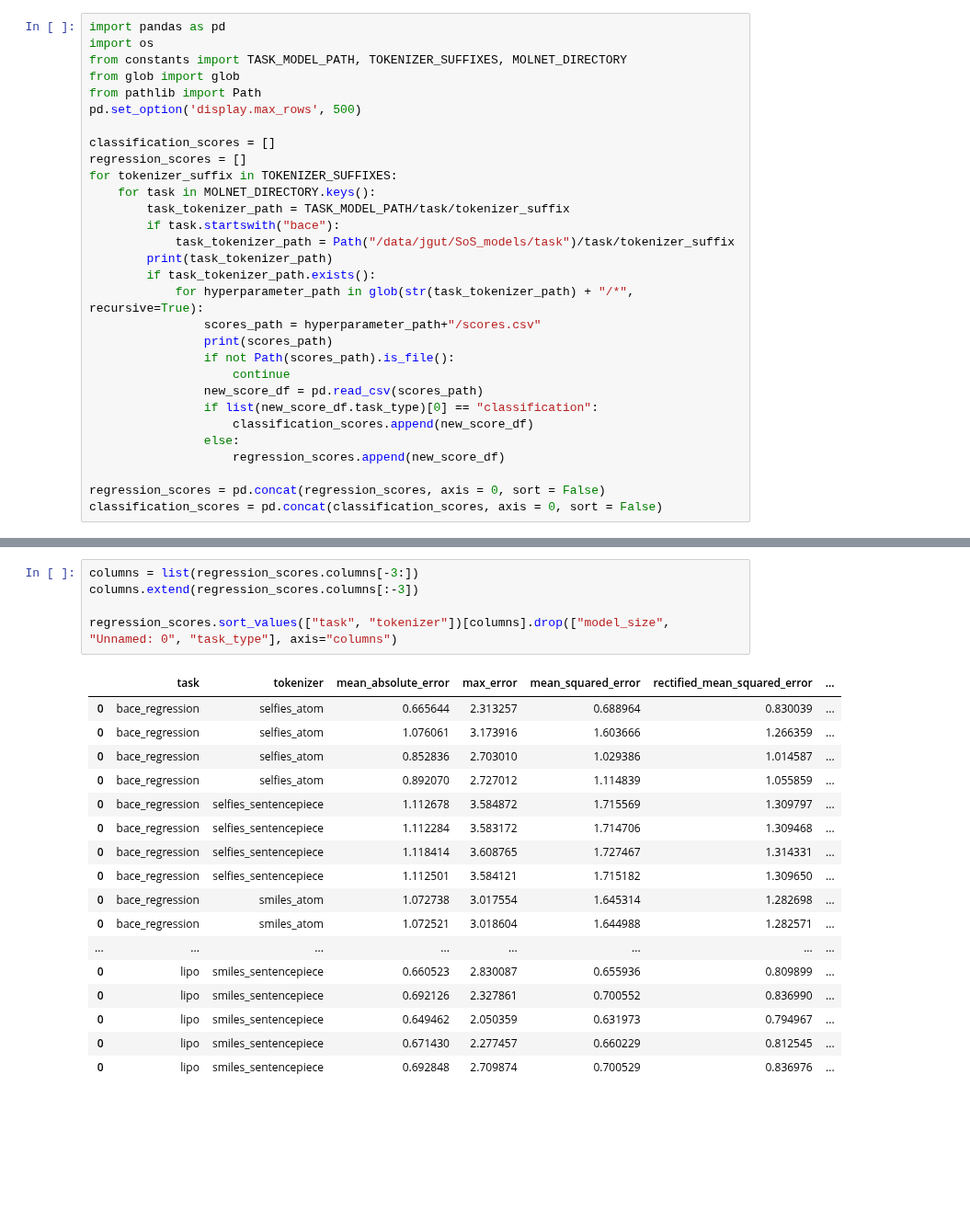
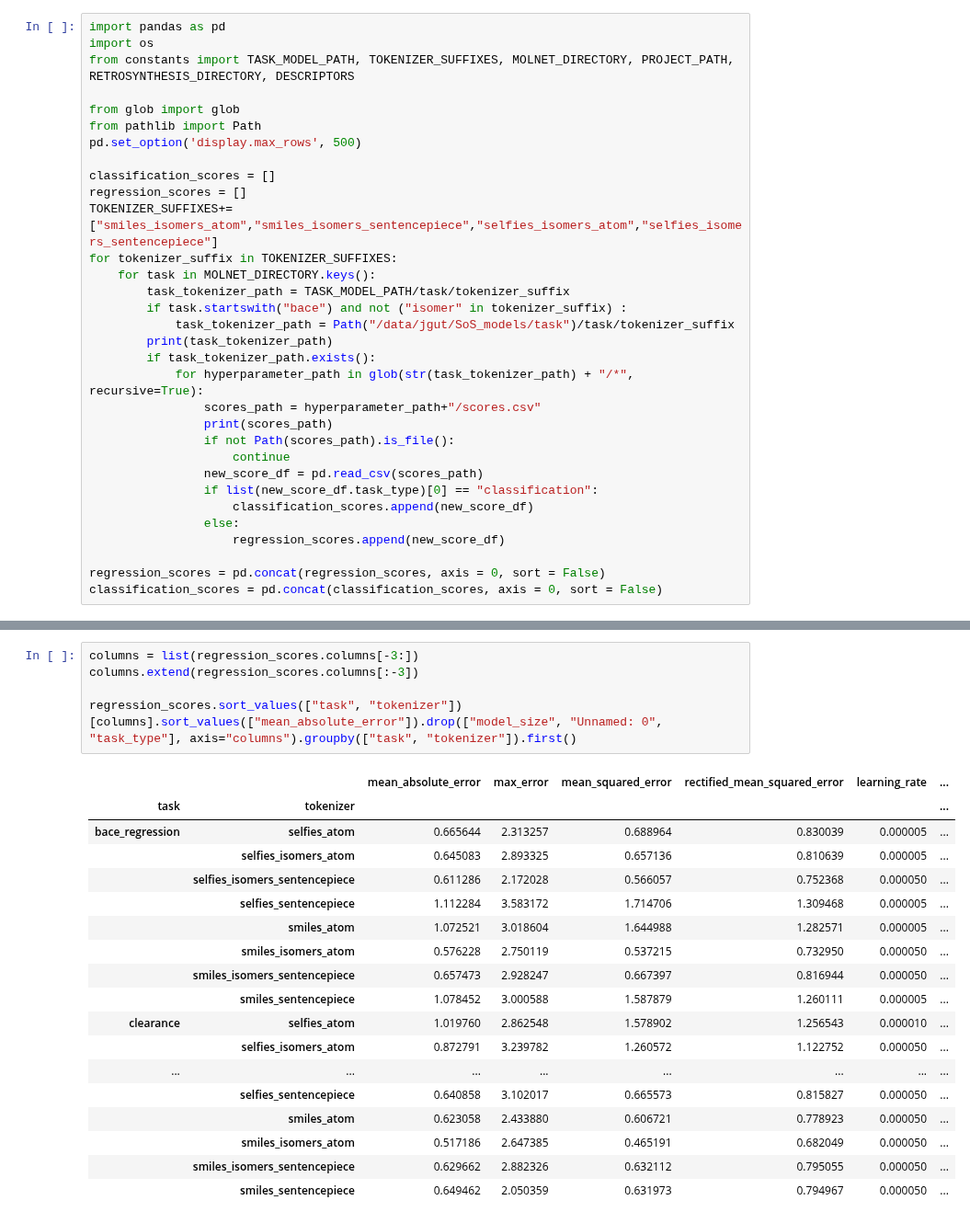
Before and after one commit to ibmm-unibe-ch/SMILES_or_SELFIES, a Jupyter notebook: Scoring_report_hyperparameters.ipynb, the cells around one changed output, grey strips where cells are left out. Shown at 92% size. Drawn from its saved outputs; the diff is of its cells as text; blank space fills up the shorter version.

```diff
--- a/Scoring_report_hyperparameters.ipynb
+++ b/Scoring_report_hyperparameters.ipynb
@@ -1,17 +1,19 @@
 # %%
 import pandas as pd
 import os
-from constants import TASK_MODEL_PATH, TOKENIZER_SUFFIXES, MOLNET_DIRECTORY
+from constants import TASK_MODEL_PATH, TOKENIZER_SUFFIXES, MOLNET_DIRECTORY, PROJECT_PATH, RETROSYNTHESIS_DIRECTORY, DESCRIPTORS
+
 from glob import glob
 from pathlib import Path
 pd.set_option('display.max_rows', 500)
 
 classification_scores = []
 regression_scores = []
+TOKENIZER_SUFFIXES+=["smiles_isomers_atom","smiles_isomers_sentencepiece","selfies_isomers_atom","selfies_isomers_sentencepiece"]
 for tokenizer_suffix in TOKENIZER_SUFFIXES:
     for task in MOLNET_DIRECTORY.keys():
         task_tokenizer_path = TASK_MODEL_PATH/task/tokenizer_suffix
-        if task.startswith("bace"):
+        if task.startswith("bace") and not ("isomer" in tokenizer_suffix) :
             task_tokenizer_path = Path("/data/jgut/SoS_models/task")/task/tokenizer_suffix
         print(task_tokenizer_path)
         if task_tokenizer_path.exists():
@@ -54,26 +56,27 @@ Skipped loading some Jax models, missing a dependency. No module named 'jax'
 # %%
 columns = list(regression_scores.columns[-3:])
 columns.extend(regression_scores.columns[:-3])
 
-regression_scores.sort_values(["task", "tokenizer"])[columns].drop(["model_size", "Unnamed: 0", "task_type"], axis="columns")
+regression_scores.sort_values(["task", "tokenizer"])[columns].sort_values(["mean_absolute_error"]).drop(["model_size", "Unnamed: 0", "task_type"], axis="columns").groupby(["task", "tokenizer"]).first()
 # %% [output]
-|  | task | tokenizer | mean_absolute_error | max_error | mean_squared_error | rectified_mean_squared_error | ... |
-| 0 | bace_regression | selfies_atom | 0.665644 | 2.313257 | 0.688964 | 0.830039 | ... |
-| 0 | bace_regression | selfies_atom | 1.076061 | 3.173916 | 1.603666 | 1.266359 | ... |
-| 0 | bace_regression | selfies_atom | 0.852836 | 2.703010 | 1.029386 | 1.014587 | ... |
-| 0 | bace_regression | selfies_atom | 0.892070 | 2.727012 | 1.114839 | 1.055859 | ... |
-| 0 | bace_regression | selfies_sentencepiece | 1.112678 | 3.584872 | 1.715569 | 1.309797 | ... |
-| 0 | bace_regression | selfies_sentencepiece | 1.112284 | 3.583172 | 1.714706 | 1.309468 | ... |
-| 0 | bace_regression | selfies_sentencepiece | 1.118414 | 3.608765 | 1.727467 | 1.314331 | ... |
-| 0 | bace_regression | selfies_sentencepiece | 1.112501 | 3.584121 | 1.715182 | 1.309650 | ... |
-| 0 | bace_regression | smiles_atom | 1.072738 | 3.017554 | 1.645314 | 1.282698 | ... |
-| 0 | bace_regression | smiles_atom | 1.072521 | 3.018604 | 1.644988 | 1.282571 | ... |
+|  |  | mean_absolute_error | max_error | mean_squared_error | rectified_mean_squared_error | learning_rate | ... |
+| task | tokenizer |  |  |  |  |  | ... |
+| bace_regression | selfies_atom | 0.665644 | 2.313257 | 0.688964 | 0.830039 | 0.000005 | ... |
+|  | selfies_isomers_atom | 0.645083 | 2.893325 | 0.657136 | 0.810639 | 0.000005 | ... |
+|  | selfies_isomers_sentencepiece | 0.611286 | 2.172028 | 0.566057 | 0.752368 | 0.000050 | ... |
+|  | selfies_sentencepiece | 1.112284 | 3.583172 | 1.714706 | 1.309468 | 0.000005 | ... |
+|  | smiles_atom | 1.072521 | 3.018604 | 1.644988 | 1.282571 | 0.000005 | ... |
+|  | smiles_isomers_atom | 0.576228 | 2.750119 | 0.537215 | 0.732950 | 0.000050 | ... |
+|  | smiles_isomers_sentencepiece | 0.657473 | 2.928247 | 0.667397 | 0.816944 | 0.000050 | ... |
+|  | smiles_sentencepiece | 1.078452 | 3.000588 | 1.587879 | 1.260111 | 0.000005 | ... |
+| clearance | selfies_atom | 1.019760 | 2.862548 | 1.578902 | 1.256543 | 0.000010 | ... |
+|  | selfies_isomers_atom | 0.872791 | 3.239782 | 1.260572 | 1.122752 | 0.000050 | ... |
 | ... | ... | ... | ... | ... | ... | ... | ... |
-| 0 | lipo | smiles_sentencepiece | 0.660523 | 2.830087 | 0.655936 | 0.809899 | ... |
-| 0 | lipo | smiles_sentencepiece | 0.692126 | 2.327861 | 0.700552 | 0.836990 | ... |
-| 0 | lipo | smiles_sentencepiece | 0.649462 | 2.050359 | 0.631973 | 0.794967 | ... |
-| 0 | lipo | smiles_sentencepiece | 0.671430 | 2.277457 | 0.660229 | 0.812545 | ... |
-| 0 | lipo | smiles_sentencepiece | 0.692848 | 2.709874 | 0.700529 | 0.836976 | ... |
+|  | selfies_sentencepiece | 0.640858 | 3.102017 | 0.665573 | 0.815827 | 0.000050 | ... |
+|  | smiles_atom | 0.623058 | 2.433880 | 0.606721 | 0.778923 | 0.000050 | ... |
+|  | smiles_isomers_atom | 0.517186 | 2.647385 | 0.465191 | 0.682049 | 0.000050 | ... |
+|  | smiles_isomers_sentencepiece | 0.629662 | 2.882326 | 0.632112 | 0.795055 | 0.000050 | ... |
+|  | smiles_sentencepiece | 0.649462 | 2.050359 | 0.631973 | 0.794967 | 0.000050 | ... |
 # %%
 columns = list(classification_scores.columns[-3:])
 columns.extend(classification_scores.columns[:-3])
```
Also changed, not shown: parts of 4 cells of this notebook, 20 other files.
